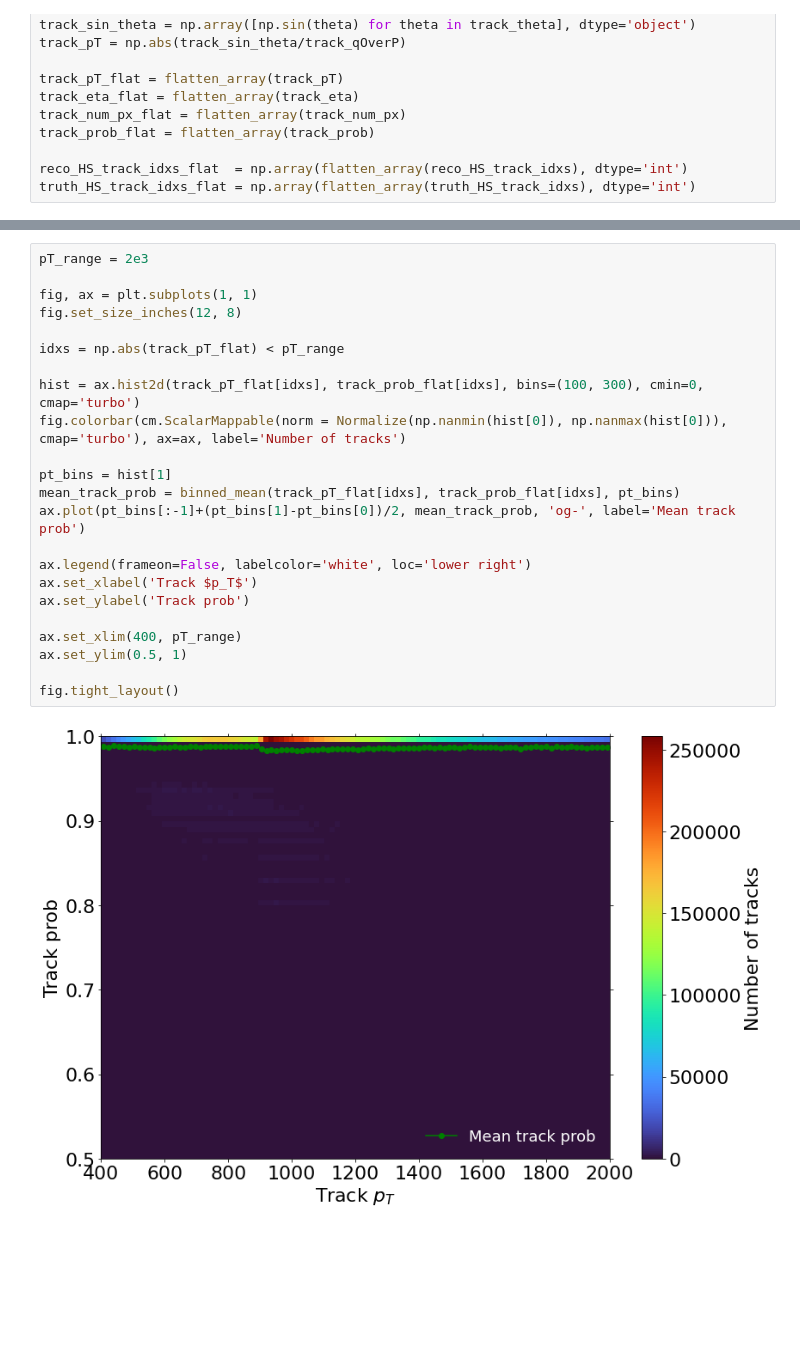
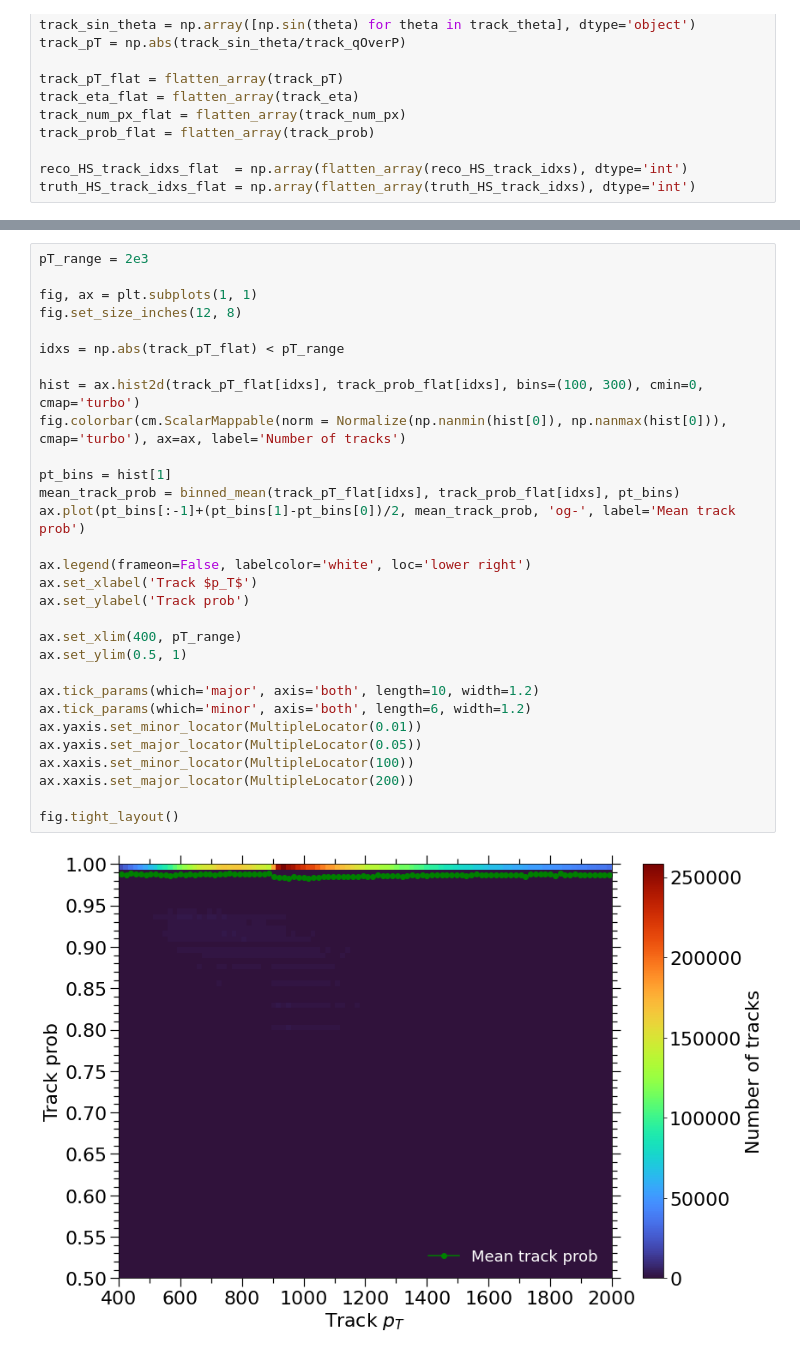
Before and after one commit to ttlindkvist/4DTracking, a Jupyter notebook: track_prob.ipynb, the cells around one changed output, grey strips where cells are left out. Cells and saved outputs as stored; diff of their text form; blank space fills up the shorter version.

```diff
--- a/track_prob.ipynb
+++ b/track_prob.ipynb
@@ -172,25 +222,32 @@ fig.tight_layout()
 # %%
 pT_range = 2e3
 
 fig, ax = plt.subplots(1, 1)
 fig.set_size_inches(12, 8)
 
 idxs = np.abs(track_pT_flat) < pT_range
 
 hist = ax.hist2d(track_pT_flat[idxs], track_prob_flat[idxs], bins=(100, 300), cmin=0, cmap='turbo')
-fig.colorbar(cm.ScalarMappable(norm = Normalize(np.nanmin(hist[0]), np.nanmax(hist[0])),      cmap='turbo'), ax=ax, label='Number of tracks')
+fig.colorbar(cm.ScalarMappable(norm = Normalize(np.nanmin(hist[0]), np.nanmax(hist[0])), cmap='turbo'), ax=ax, label='Number of tracks')
 
 pt_bins = hist[1]
 mean_track_prob = binned_mean(track_pT_flat[idxs], track_prob_flat[idxs], pt_bins)
 ax.plot(pt_bins[:-1]+(pt_bins[1]-pt_bins[0])/2, mean_track_prob, 'og-', label='Mean track prob')
 
 ax.legend(frameon=False, labelcolor='white', loc='lower right')
 ax.set_xlabel('Track $p_T$')
 ax.set_ylabel('Track prob')
 
 ax.set_xlim(400, pT_range)
 ax.set_ylim(0.5, 1)
 
+ax.tick_params(which='major', axis='both', length=10, width=1.2)
+ax.tick_params(which='minor', axis='both', length=6, width=1.2)
+ax.yaxis.set_minor_locator(MultipleLocator(0.01))
+ax.yaxis.set_major_locator(MultipleLocator(0.05))
+ax.xaxis.set_minor_locator(MultipleLocator(100))
+ax.xaxis.set_major_locator(MultipleLocator(200))
+
 fig.tight_layout()
 # %% [output]
-[figure, old version]
+[figure, new version]
```
Also changed, not shown: parts of 5 cells of this notebook, 4 other files.
